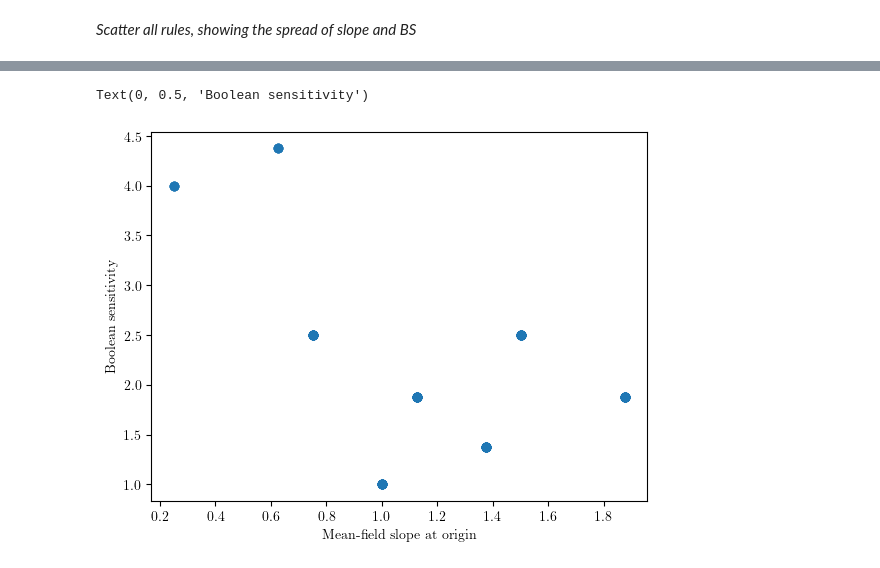
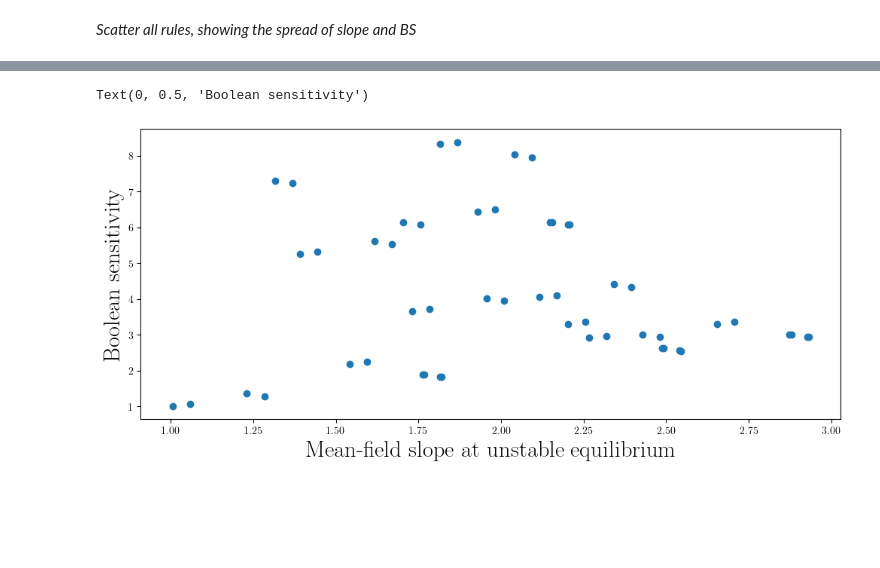
Before and after one commit to mrollier/network_automata_robustness, a Jupyter notebook: manuscript/impact_analysis-figures.ipynb, the cells around one changed output, grey strips where cells are left out. Saved outputs shown, nothing was run; the diff lists cells and outputs as text; code cells hidden in the pictures; blank space fills up the shorter version.

Commit message:
Make nice overvief of BS / slope for intersection rules

```diff
--- a/manuscript/impact_analysis-figures.ipynb
+++ b/manuscript/impact_analysis-figures.ipynb
@@ -400,7 +400,7 @@ def find_tuples(r):
 def find_tuples_list(r):
     return list(find_tuples(r))
 
-resolution = 9
+resolution = 17
 self_equiv_rule_list = find_tuples_list(resolution)
 
 len(self_equiv_rule_list)
@@ -423,7 +423,7 @@ len(legal_self_equiv_rule_list)
 # exlude the outer point (as these are already accounted for)
 # by construction, the upper half of the density values are symmetric to the lower half
 low_dens_array = np.linspace(0,.5,resolution+1)[1:-1]
-degree = 9
+degree = 11
 
 # pick random tuple from list
 (beta, sigma) = legal_self_equiv_rule_list[np.random.randint(len(legal_self_equiv_rule_list))]
@@ -604,2 +675,21 @@ True
 # %% [markdown]
 _Scatter all rules, showing the spread of slope and BS_
+# %%
+resolution = 13
+degrees = np.arange(4, 13, 1)
+
+init_degree = 4
+totalitarian_rules = np.load(f'data/totalitarian_rules/totalitarian_rules_resolution{resolution}_degree{init_degree}.npy')
+totalitarian_rules_set = set(map(tuple, totalitarian_rules))
+
+print(f"Resolution {resolution}.")
+print()
+print(f"Size of the set for degree {init_degree}: {len(totalitarian_rules_set)}")
+
+for degree in degrees[1:]:
+    totalitarian_rules = np.load(f'data/totalitarian_rules/totalitarian_rules_resolution{resolution}_degree{degree}.npy')
+    totalitarian_rules_set = totalitarian_rules_set.intersection(set(map(tuple, totalitarian_rules)))
+
+print(f"Size of the intersection for all degrees: {len(totalitarian_rules_set)}")
+
+totalitarian_rules_set
@@ -606,25 +718,23 @@ _Scatter all rules, showing the spread of slope and BS_
 # %%
-# load the saved totalitarian rules
-resolution = 11
-degree = 4
-
-totalitarian_rules = np.load(f'data/totalitarian_rules/totalitarian_rules_resolution{resolution}_degree{degree}.npy')
+# create ax object
+fig, axs = plt.subplots(1,2,figsize=(12,5))
+fontsize = 22
 
 bs_list = []
 mfs_list = []
-for beta, sigma in tqdm(totalitarian_rules, total=len(totalitarian_rules)):
+for beta, sigma in tqdm(list(totalitarian_rules_set), total=len(totalitarian_rules_set)):
     B_set = binary_indices(beta)
     S_set = binary_indices(sigma)
     # get boolean sensitivity
     bs = boolean_sens(resolution, B_set=B_set, S_set=S_set, degree=degree)
     bs_list.append(bs)
     # get mean-field slope
     mfs = mean_field_slope(resolution, B_set=B_set, S_set=S_set, degree=degree)
     mfs_list.append(mfs)
 
-plt.scatter(mfs_list, bs_list)
-plt.xlabel('Mean-field slope at origin')
-plt.ylabel('Boolean sensitivity')
+axs[0].scatter(mfs_list, bs_list)
+axs[0].set_xlabel('Mean-field slope at unstable equilibrium', size=fontsize)
+axs[0].set_ylabel('Boolean sensitivity', size=fontsize)
 # %% [output]
 Text(0, 0.5, 'Boolean sensitivity')
-[figure, old version]
+[figure, new version]
```
Also changed, not shown: parts of 12 cells of this notebook, 1 other file.
